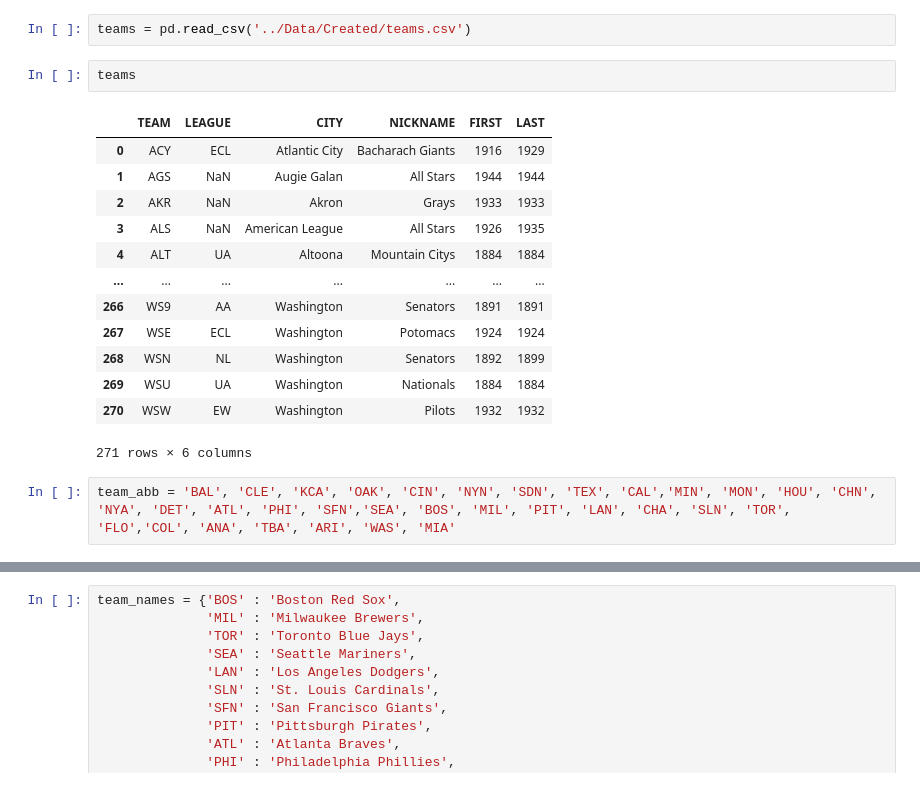
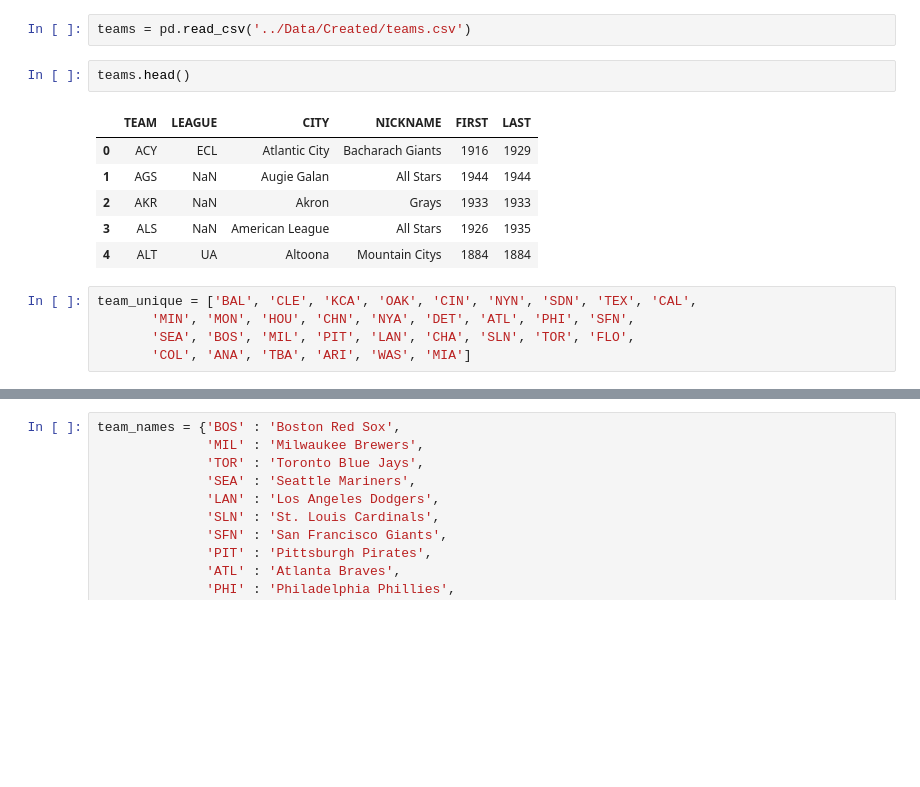
Before and after one commit to juddybuddy17/MLB-Odds-Predictor, a Jupyter notebook: Code/SL DFs.ipynb, the cells around one changed output, grey strips where cells are left out. Cells and saved outputs as stored; diff of their text form; blank space fills up the shorter version.

```diff
--- a/Code/SL DFs.ipynb
+++ b/Code/SL DFs.ipynb
@@ -5,20 +5,16 @@ pd.set_option('display.max_rows',500)
 # %%
 teams = pd.read_csv('../Data/Created/teams.csv')
 # %%
-teams
+teams.head()
 # %% [output]
 |  | TEAM | LEAGUE | CITY | NICKNAME | FIRST | LAST |
 | 0 | ACY | ECL | Atlantic City | Bacharach Giants | 1916 | 1929 |
 | 1 | AGS | NaN | Augie Galan | All Stars | 1944 | 1944 |
 | 2 | AKR | NaN | Akron | Grays | 1933 | 1933 |
 | 3 | ALS | NaN | American League | All Stars | 1926 | 1935 |
 | 4 | ALT | UA | Altoona | Mountain Citys | 1884 | 1884 |
-| ... | ... | ... | ... | ... | ... | ... |
-| 266 | WS9 | AA | Washington | Senators | 1891 | 1891 |
-| 267 | WSE | ECL | Washington | Potomacs | 1924 | 1924 |
-| 268 | WSN | NL | Washington | Senators | 1892 | 1899 |
-| 269 | WSU | UA | Washington | Nationals | 1884 | 1884 |
-| 270 | WSW | EW | Washington | Pilots | 1932 | 1932 |
-271 rows × 6 columns
 # %%
-team_abb = 'BAL', 'CLE', 'KCA', 'OAK', 'CIN', 'NYN', 'SDN', 'TEX', 'CAL','MIN', 'MON', 'HOU', 'CHN', 'NYA', 'DET', 'ATL', 'PHI', 'SFN','SEA', 'BOS', 'MIL', 'PIT', 'LAN', 'CHA', 'SLN', 'TOR', 'FLO','COL', 'ANA', 'TBA', 'ARI', 'WAS', 'MIA'
+team_unique = ['BAL', 'CLE', 'KCA', 'OAK', 'CIN', 'NYN', 'SDN', 'TEX', 'CAL',
+       'MIN', 'MON', 'HOU', 'CHN', 'NYA', 'DET', 'ATL', 'PHI', 'SFN',
+       'SEA', 'BOS', 'MIL', 'PIT', 'LAN', 'CHA', 'SLN', 'TOR', 'FLO',
+       'COL', 'ANA', 'TBA', 'ARI', 'WAS', 'MIA']
```
Also changed, not shown: parts of 8 cells of this notebook, 10 other files.
